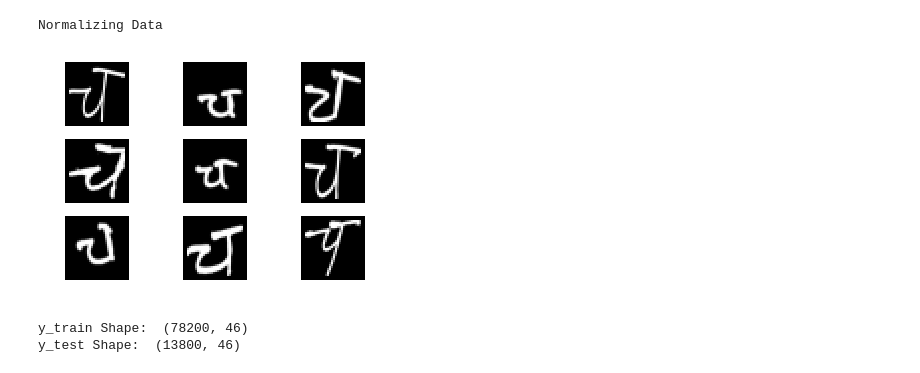
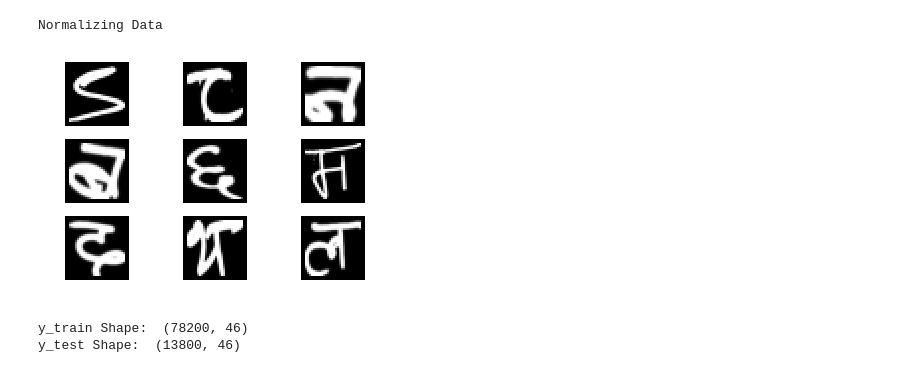
Before and after one commit to Iamsunilsharma/-Devanagari-Handwritten-Character-Recognition-using-Multi-Layer-Convolution-Neural-Network, a Jupyter notebook: Devanagari Handwritten Character Recognition using CNN.ipynb, the cells around one changed output. Drawn from its saved outputs; the diff is of its cells as text; code cells hidden in the pictures.

```diff
--- a/Devanagari Handwritten Character Recognition using CNN.ipynb
+++ b/Devanagari Handwritten Character Recognition using CNN.ipynb
@@ -99,13 +99,18 @@ X_test /= 255
 # %% [output]
 Normalizing Data
 # %%
+from random import randint
+
+number = [randint(0, 13800) for p in range(0, 9)]
+
 X_test1 = X_test.reshape(X_test.shape[0],1, img_rows, img_cols)
-for i in range(9):
+
+for i, num in enumerate(number):
     plt.subplot(3, 3, i+1)
-    plt.imshow(X_test1[i,0], cmap='gray')
+    plt.imshow(X_test1[num,0], cmap='gray')
     plt.axis("off")
 # %% [output]
-[figure, old version]
+[figure, new version]
 # %%
 y1_test = y_test
 # %%
```
Also changed, not shown: parts of 6 cells of this notebook.
